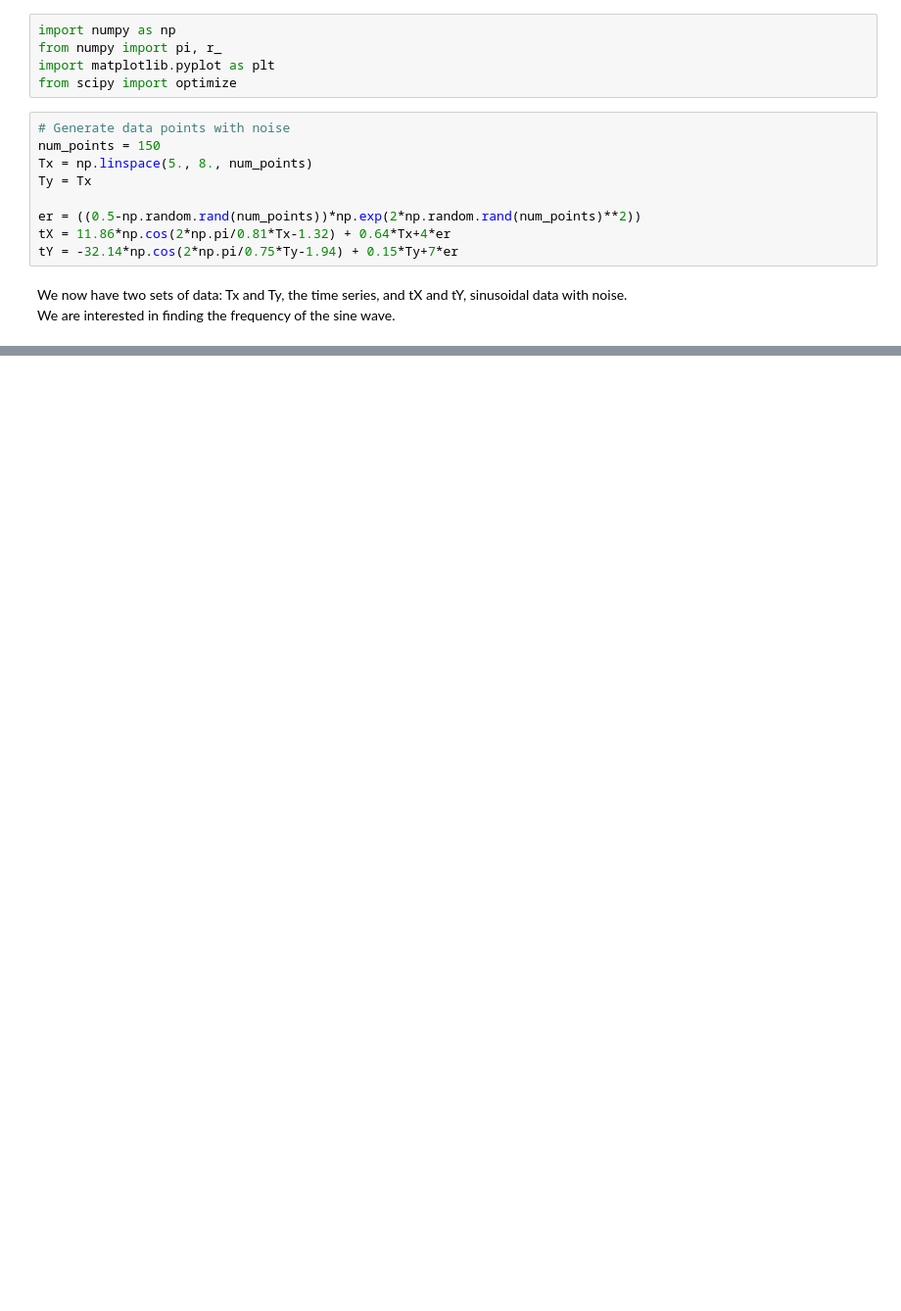
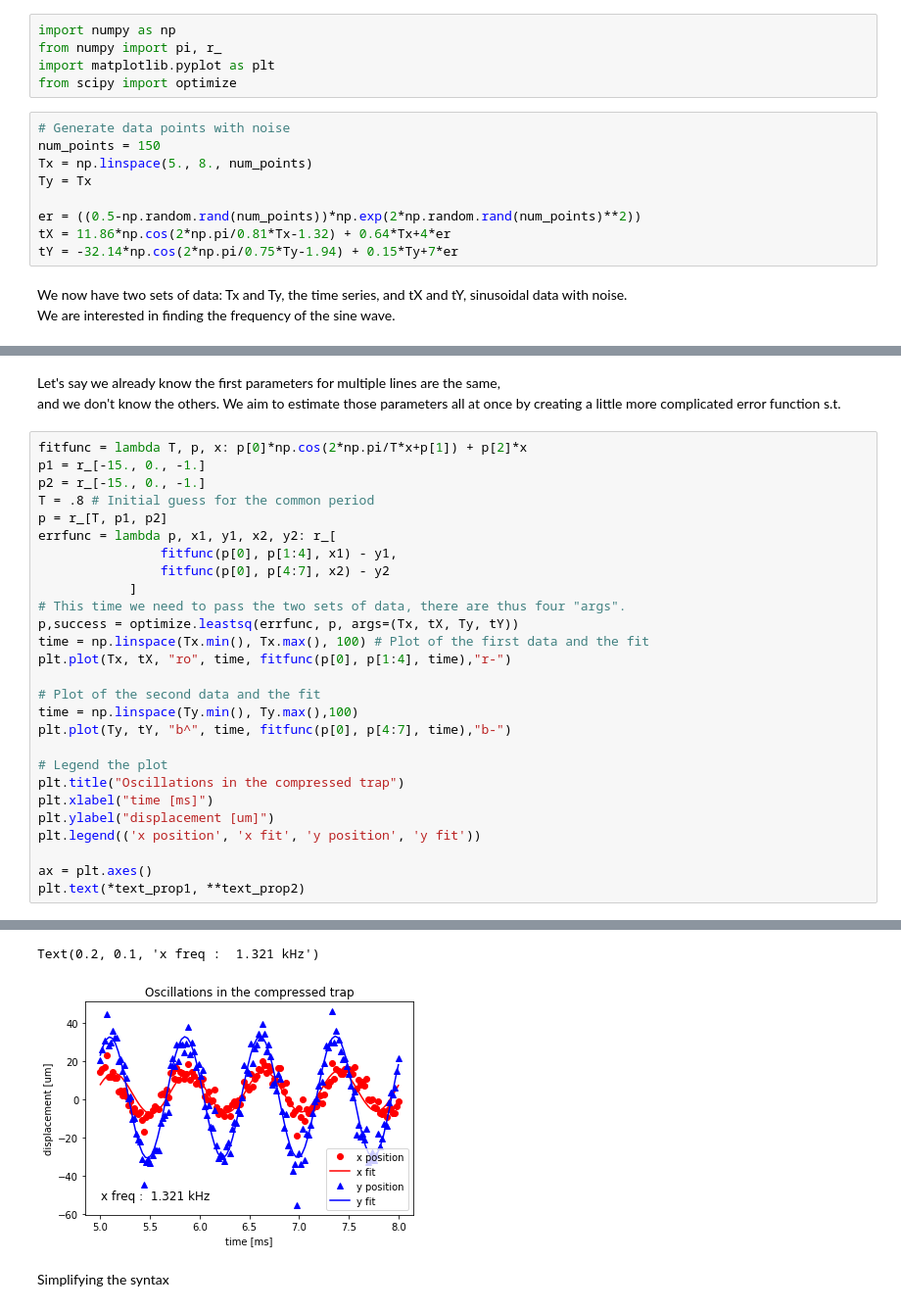
Before and after one commit to RyotaBannai/Data_Science, a Jupyter notebook: numpy:scipy/Fitting.ipynb, the cells around one changed output, grey strips where cells are left out. Shown at 98% size. Drawn from its saved outputs; the diff is of its cells as text; blank space fills up the shorter version.

Commit message:
Function fitting example

```diff
--- a/numpy:scipy/Fitting.ipynb
+++ b/numpy:scipy/Fitting.ipynb
@@ -57,0 +54,31 @@ Adding an axes using the same arguments as a previous axes currently reuses the
+# %% [markdown]
+Let's say we already know the first parameters for multiple lines are the same, <br/>
+and we don't know the others. We aim to estimate those parameters all at once by creating a little more complicated error function s.t.
+# %%
+fitfunc = lambda T, p, x: p[0]*np.cos(2*np.pi/T*x+p[1]) + p[2]*x
+p1 = r_[-15., 0., -1.]
+p2 = r_[-15., 0., -1.]
+T = .8 # Initial guess for the common period
+p = r_[T, p1, p2]
+errfunc = lambda p, x1, y1, x2, y2: r_[
+                fitfunc(p[0], p[1:4], x1) - y1,
+                fitfunc(p[0], p[4:7], x2) - y2
+            ]
+# This time we need to pass the two sets of data, there are thus four "args".
+p,success = optimize.leastsq(errfunc, p, args=(Tx, tX, Ty, tY))
+time = np.linspace(Tx.min(), Tx.max(), 100) # Plot of the first data and the fit
+plt.plot(Tx, tX, "ro", time, fitfunc(p[0], p[1:4], time),"r-")
+
+# Plot of the second data and the fit
+time = np.linspace(Ty.min(), Ty.max(),100)
+plt.plot(Ty, tY, "b^", time, fitfunc(p[0], p[4:7], time),"b-")
+
+# Legend the plot
+plt.title("Oscillations in the compressed trap")
+plt.xlabel("time [ms]")
+plt.ylabel("displacement [um]")
+plt.legend(('x position', 'x fit', 'y position', 'y fit'))
+
+ax = plt.axes()
+plt.text(*text_prop1, **text_prop2)
+# %% [output]
@@ -57,0 +87,4 @@ Adding an axes using the same arguments as a previous axes currently reuses the
+Text(0.2, 0.1, 'x freq :  1.321 kHz')
+[figure, added]
+# %% [markdown]
+Simplifying the syntax
```
Also changed, not shown: parts of 29 cells of this notebook.
